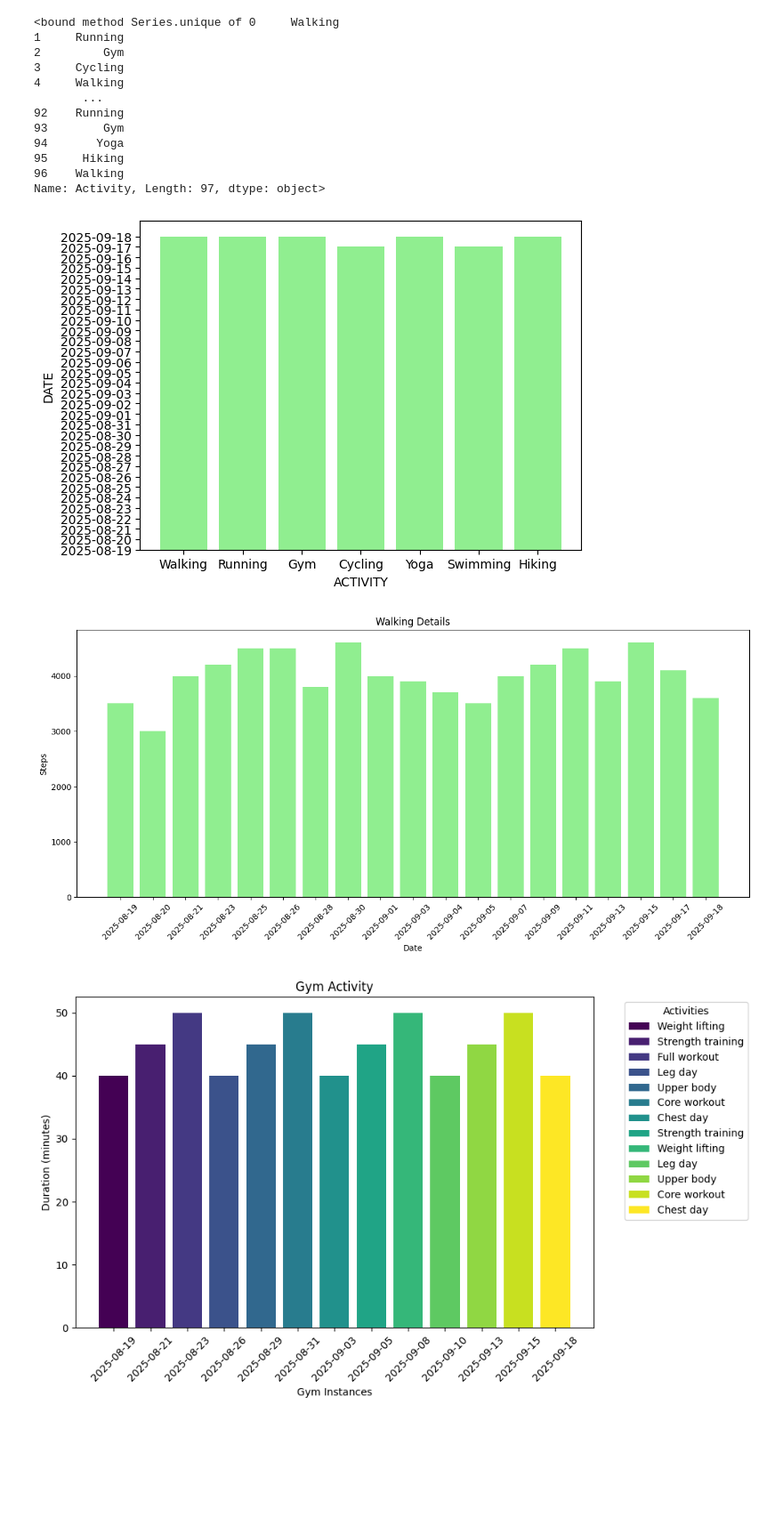
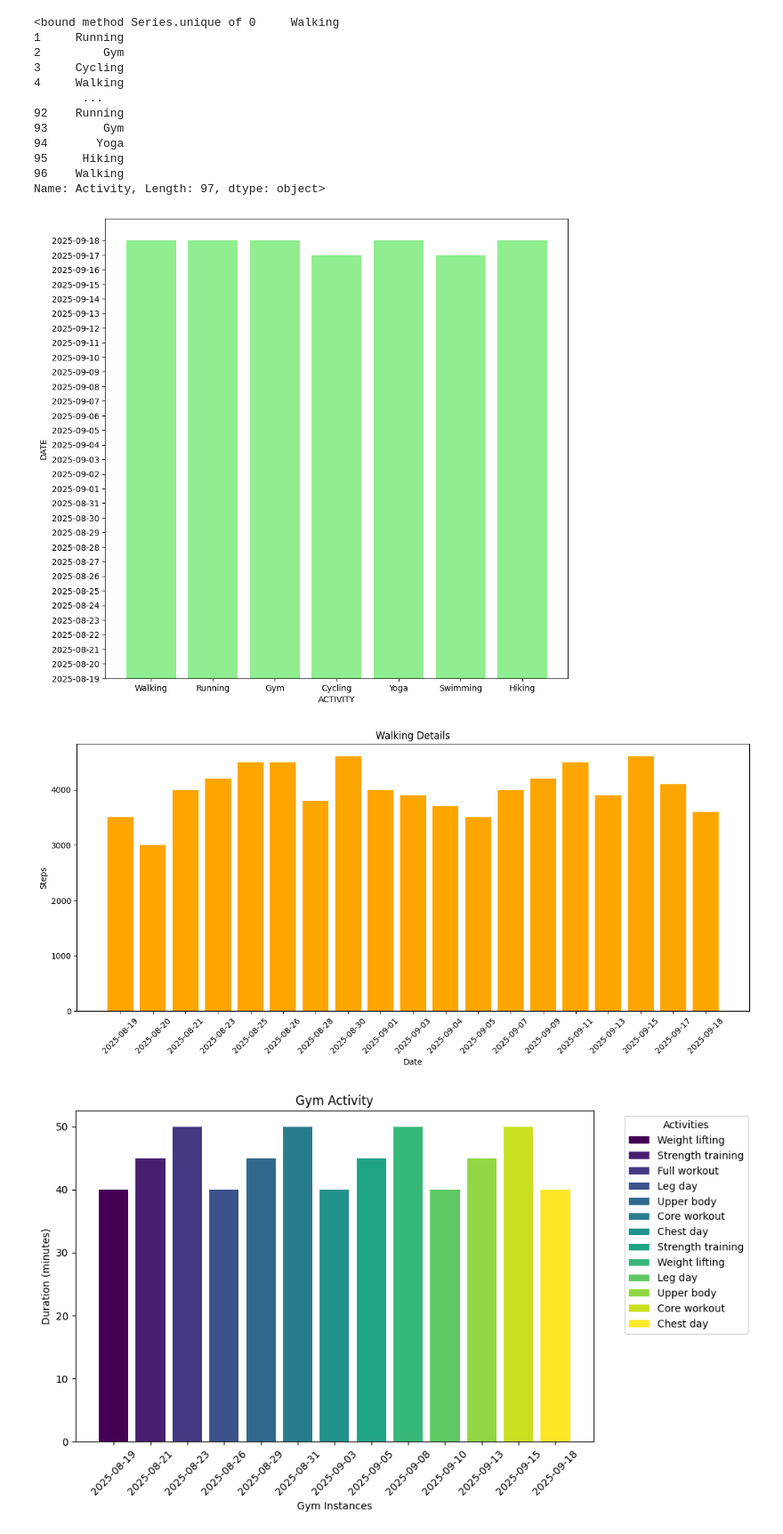
Before and after one commit to Nazihahaha/Fitness-Tracker, a Jupyter notebook: main.ipynb, the cells around one changed output. Shown at 89% size. Drawn from its saved outputs; the diff is of its cells as text; code cells hidden in the pictures; blank space fills up the shorter version.

```diff
--- a/main.ipynb
+++ b/main.ipynb
@@ -50,21 +50,22 @@ df.Activity.unique
 96    Walking
 Name: Activity, Length: 97, dtype: object>
 # %%
+plt.figure(figsize=(10,10))
 plt.bar( df.Activity , df.Date, color = 'lightgreen' )
 #plt.bar(df.Activity, df.Notes, bottom = df.Activity, label='notes')
 plt.xlabel('ACTIVITY')
 plt.ylabel('DATE')
 
 
 
 plt.show()
 # %% [output]
-[figure, old version]
+[figure, new version]
 # %%
 walking_df = df[df['Activity'] == 'Walking'].copy()
 plt.figure(figsize=(15, 6))
 
-plt.bar(walking_df.Date, walking_df.Steps, color='lightgreen')
+plt.bar(walking_df.Date, walking_df.Steps, color='orange')
 plt.ylabel('Steps')
 plt.xlabel('Date')
 plt.title('Walking Details')
@@ -73,7 +74,7 @@ plt.xticks(rotation=45)
 
 plt.show()
 # %% [output]
-[figure, old version]
+[figure, new version]
 # %%
 gym_df = df[df['Activity'] == 'Gym'].copy()
 plt.figure(figsize=(10,6))
```
Also changed, not shown: parts of 1 cell of this notebook.
